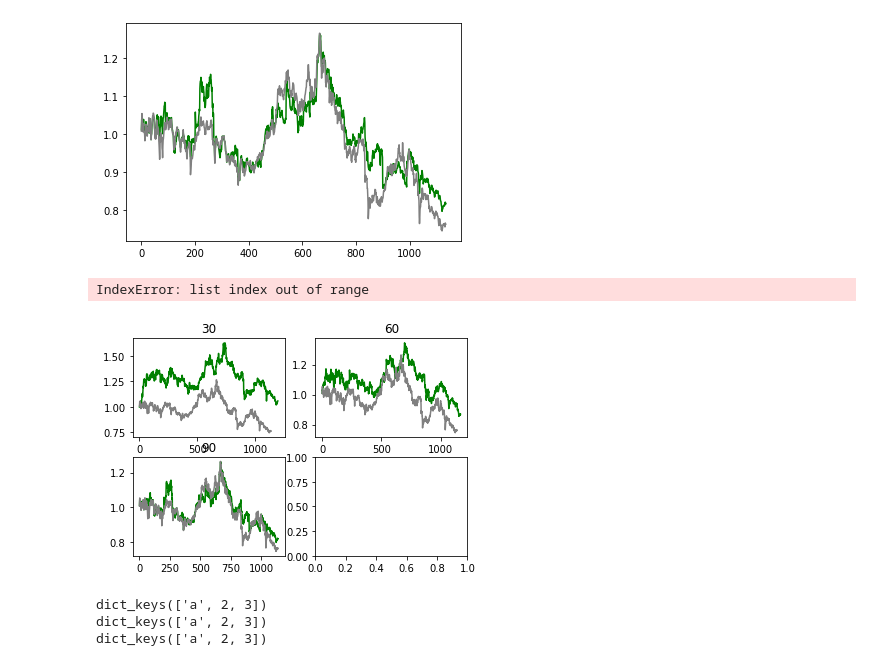
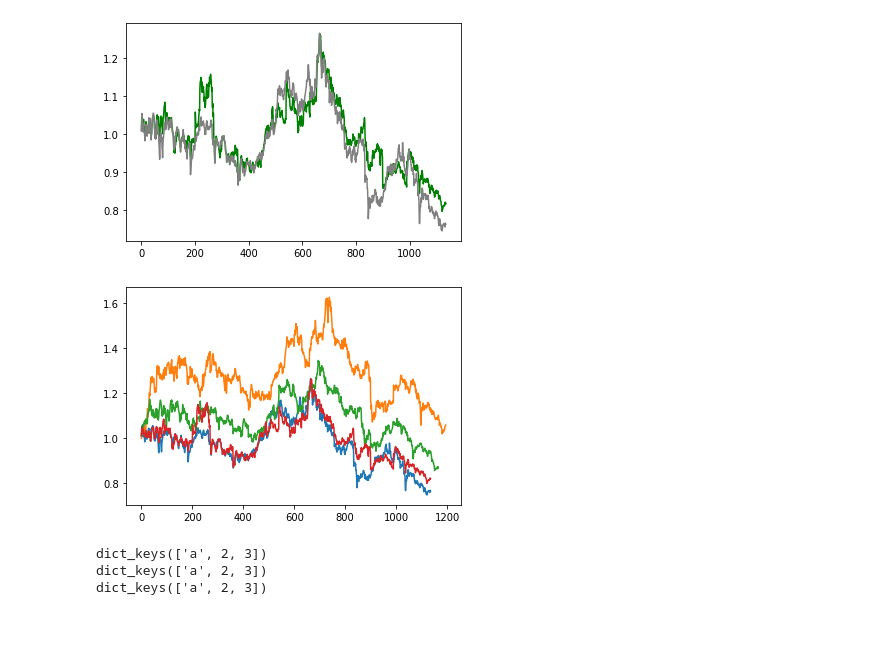
Before and after one commit to yunhacho/jupyterNotebook, a Jupyter notebook: 클래스 화 된 w 최적화.ipynb, the cells around one changed output. Drawn from its saved outputs; the diff is of its cells as text; code cells hidden in the pictures; blank space fills up the shorter version.

```diff
--- a/클래스 화 된 w 최적화.ipynb
+++ b/클래스 화 된 w 최적화.ipynb
@@ -353,7 +353,12 @@ class PerformanceAnalyzer:
                 pass
 
     def visualize_1plot(self):
-        plt.fi
+        plt.figure()
+        for key in self.analyzedPerformances:
+            if key == -1:
+                plt.plot(self.analyzedPerformances[key][0], c='gray')
+            plt.plot(self.analyzedPerformances[key][0])
+        plt.show()
 
 pa = PerformanceAnalyzer(dm.get_ret(), optima)
 # %%
@@ -398,10 +403,9 @@ Optimization terminated successfully.    (Exit mode 0)
             Gradient evaluations: 22
 [figure]
 # %%
-pa.visualize()
+pa.visualize_1plot()
 # %% [output]
-IndexError: list index out of range
-[figure, old version]
+[figure, new version]
 # %%
 dict123 = {'a':123, 2:234, 3:345}
 for i in range(3):
```
